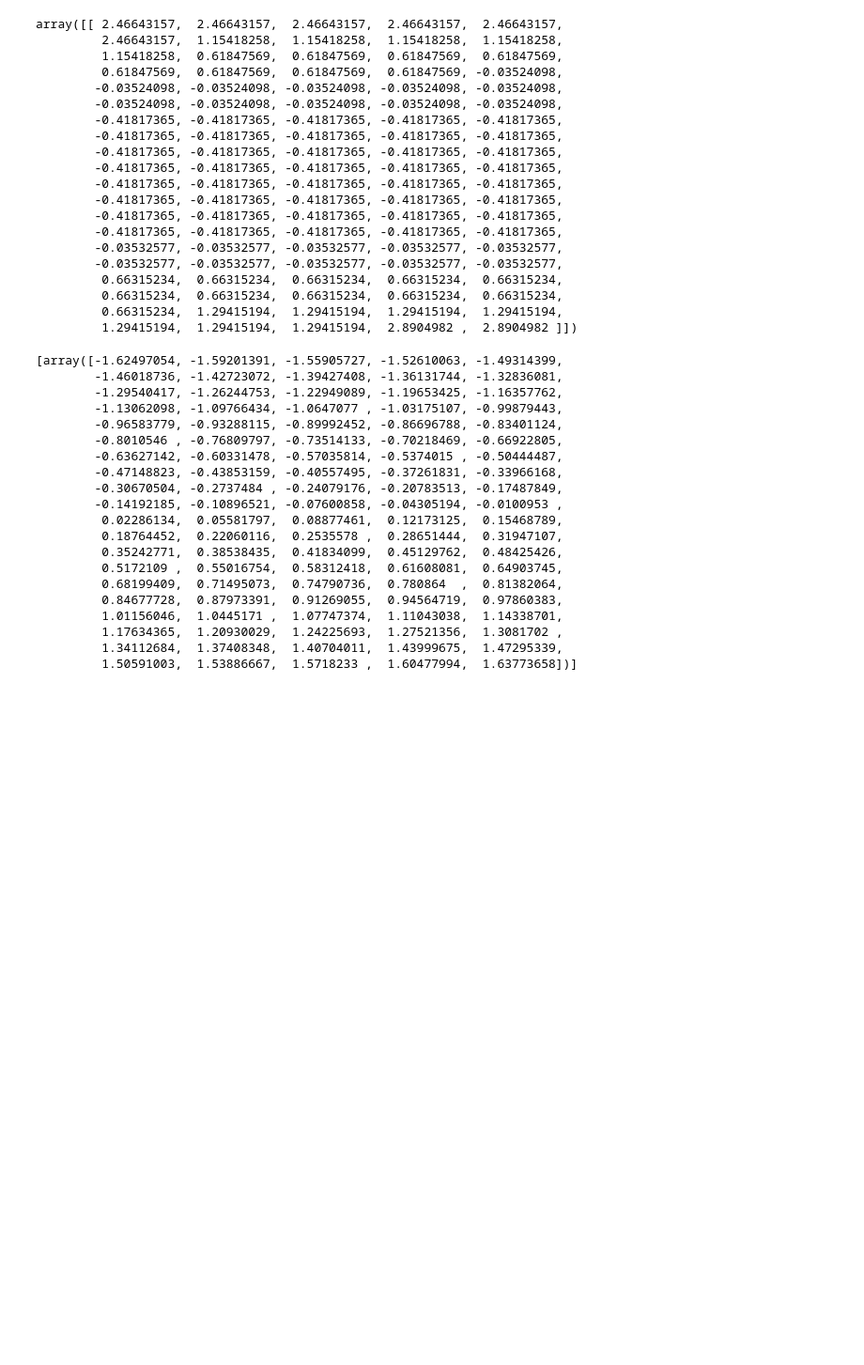
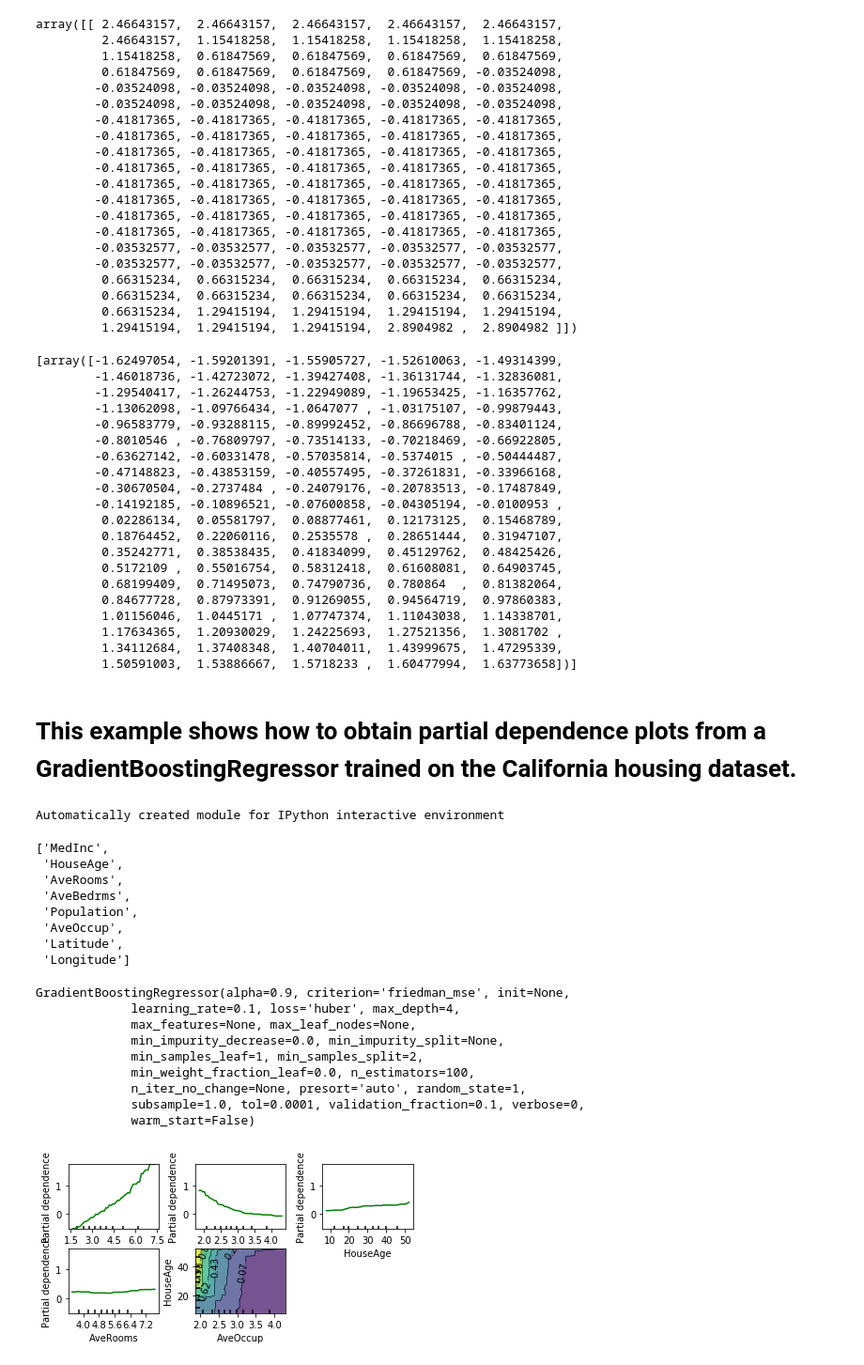
Before and after one commit to ManjeetRaj/Ensemble-Learning, a Jupyter notebook: Feature-importance-using-ensemble-Classifiers/Feature-importance-using-ensemble-Classifiers.ipynb, the cells around one changed output. Shown: that part at 94% size. Drawn from its saved outputs; the diff is of its cells as text; code cells hidden in the pictures; blank space fills up the shorter version.

Commit message:
partial dependence plots from a GradientBoostingRegressor trained

```diff
--- a/Feature-importance-using-ensemble-Classifiers/Feature-importance-using-ensemble-Classifiers.ipynb
+++ b/Feature-importance-using-ensemble-Classifiers/Feature-importance-using-ensemble-Classifiers.ipynb
@@ -120,3 +120,62 @@ array([[ 2.46643157,  2.46643157,  2.46643157,  2.46643157,  2.46643157,
          1.17634365,  1.20930029,  1.24225693,  1.27521356,  1.3081702 ,
          1.34112684,  1.37408348,  1.40704011,  1.43999675,  1.47295339,
          1.50591003,  1.53886667,  1.5718233 ,  1.60477994,  1.63773658])]
+# %% [markdown]
+# This example shows how to obtain partial dependence plots from a GradientBoostingRegressor trained on the California housing dataset.
+# %%
+from __future__ import print_function
+print(__doc__)
+
+import numpy as np
+import matplotlib.pyplot as plt
+
+from mpl_toolkits.mplot3d import Axes3D
+
+from sklearn.model_selection import train_test_split
+from sklearn.ensemble import GradientBoostingRegressor
+from sklearn.ensemble.partial_dependence import plot_partial_dependence
+from sklearn.ensemble.partial_dependence import partial_dependence
+from sklearn.datasets.california_housing import fetch_california_housing
+
+
+
+cal_housing = fetch_california_housing()
+
+# split 80/20 train-test
+cal_housing.feature_names
+X_train, X_test, y_train, y_test = train_test_split(cal_housing.data,
+                                                    cal_housing.target,
+                                                    test_size=0.2,
+                                                    random_state=1)
+names = cal_housing.feature_names
+
+clf = GradientBoostingRegressor(n_estimators=100, max_depth=4,
+                                    learning_rate=0.1, loss='huber',
+                                    random_state=1)
+clf.fit(X_train,y_train)
+
+
+features = [0, 5, 1, 2, (5, 1)]
+fig, axs = plot_partial_dependence(clf, X_train, features,
+                                   feature_names=names,
+                                   n_jobs=3, grid_resolution=50)
+# %% [output]
+Automatically created module for IPython interactive environment
+['MedInc',
+ 'HouseAge',
+ 'AveRooms',
+ 'AveBedrms',
+ 'Population',
+ 'AveOccup',
+ 'Latitude',
+ 'Longitude']
+GradientBoostingRegressor(alpha=0.9, criterion='friedman_mse', init=None,
+             learning_rate=0.1, loss='huber', max_depth=4,
+             max_features=None, max_leaf_nodes=None,
+             min_impurity_decrease=0.0, min_impurity_split=None,
+             min_samples_leaf=1, min_samples_split=2,
+             min_weight_fraction_leaf=0.0, n_estimators=100,
+             n_iter_no_change=None, presort='auto', random_state=1,
+             subsample=1.0, tol=0.0001, validation_fraction=0.1, verbose=0,
+             warm_start=False)
+[figure, added]
```
Also changed, not shown: parts of 1 cell of this notebook.
